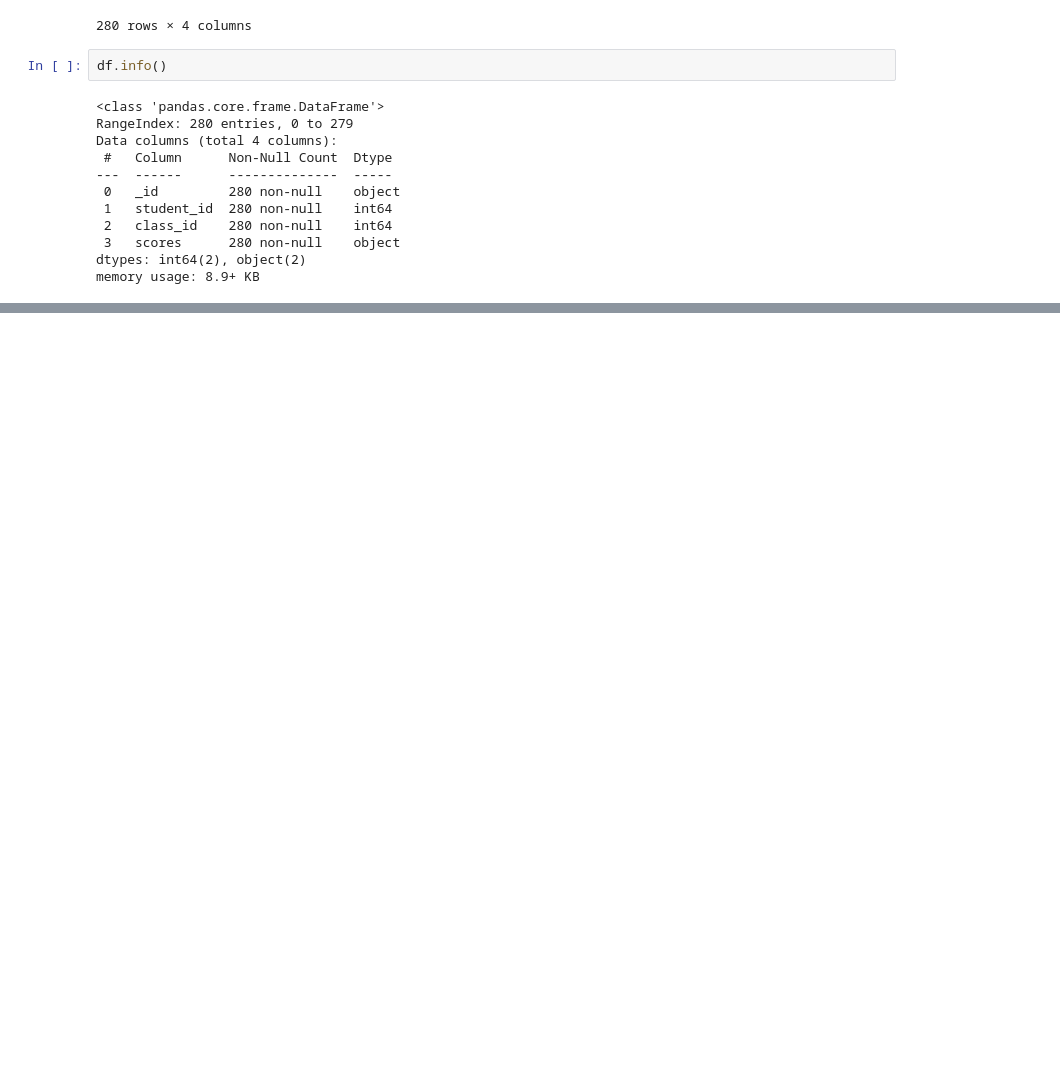
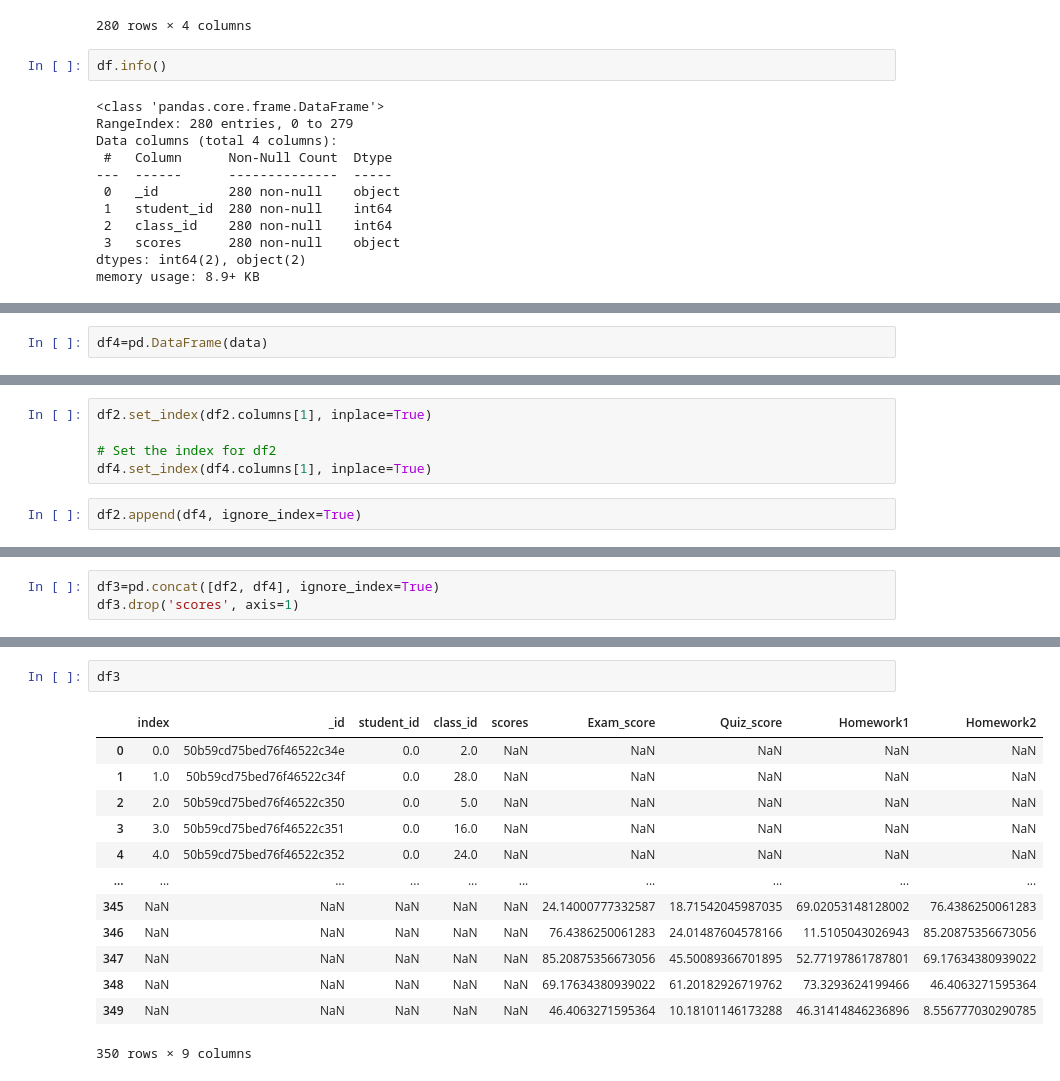
Before and after one commit to sujataprasad01/Using-JSON-data-for-analysis, a Jupyter notebook: Project_3_Using_JSON_data_for_analysis.ipynb, the cells around one changed output, grey strips where cells are left out. Drawn from its saved outputs; the diff is of its cells as text; blank space fills up the shorter version.

```diff
--- a/Project_3_Using_JSON_data_for_analysis.ipynb
+++ b/Project_3_Using_JSON_data_for_analysis.ipynb
@@ -290,0 +421,2 @@ memory usage: 8.9+ KB
+# %%
+df4=pd.DataFrame(data)
@@ -290,0 +443,7 @@ memory usage: 8.9+ KB
+# %%
+df2.set_index(df2.columns[1], inplace=True)
+
+# Set the index for df2
+df4.set_index(df4.columns[1], inplace=True)
+# %%
+df2.append(df4, ignore_index=True)
@@ -290,0 +464,3 @@ memory usage: 8.9+ KB
+# %%
+df3=pd.concat([df2, df4], ignore_index=True)
+df3.drop('scores', axis=1)
@@ -290,0 +481,16 @@ memory usage: 8.9+ KB
+# %%
+df3
+# %% [output]
+|  | index | _id | student_id | class_id | scores | Exam_score | Quiz_score | Homework1 | Homework2 |
+| 0 | 0.0 | 50b59cd75bed76f46522c34e | 0.0 | 2.0 | NaN | NaN | NaN | NaN | NaN |
+| 1 | 1.0 | 50b59cd75bed76f46522c34f | 0.0 | 28.0 | NaN | NaN | NaN | NaN | NaN |
+| 2 | 2.0 | 50b59cd75bed76f46522c350 | 0.0 | 5.0 | NaN | NaN | NaN | NaN | NaN |
+| 3 | 3.0 | 50b59cd75bed76f46522c351 | 0.0 | 16.0 | NaN | NaN | NaN | NaN | NaN |
+| 4 | 4.0 | 50b59cd75bed76f46522c352 | 0.0 | 24.0 | NaN | NaN | NaN | NaN | NaN |
+| ... | ... | ... | ... | ... | ... | ... | ... | ... | ... |
+| 345 | NaN | NaN | NaN | NaN | NaN | 24.14000777332587 | 18.71542045987035 | 69.02053148128002 | 76.4386250061283 |
+| 346 | NaN | NaN | NaN | NaN | NaN | 76.4386250061283 | 24.01487604578166 | 11.5105043026943 | 85.20875356673056 |
+| 347 | NaN | NaN | NaN | NaN | NaN | 85.20875356673056 | 45.50089366701895 | 52.77197861787801 | 69.17634380939022 |
+| 348 | NaN | NaN | NaN | NaN | NaN | 69.17634380939022 | 61.20182926719762 | 73.3293624199466 | 46.4063271595364 |
+| 349 | NaN | NaN | NaN | NaN | NaN | 46.4063271595364 | 10.18101146173288 | 46.31414846236896 | 8.556777030290785 |
+350 rows × 9 columns
```
Also changed, not shown: parts of 22 cells of this notebook.
